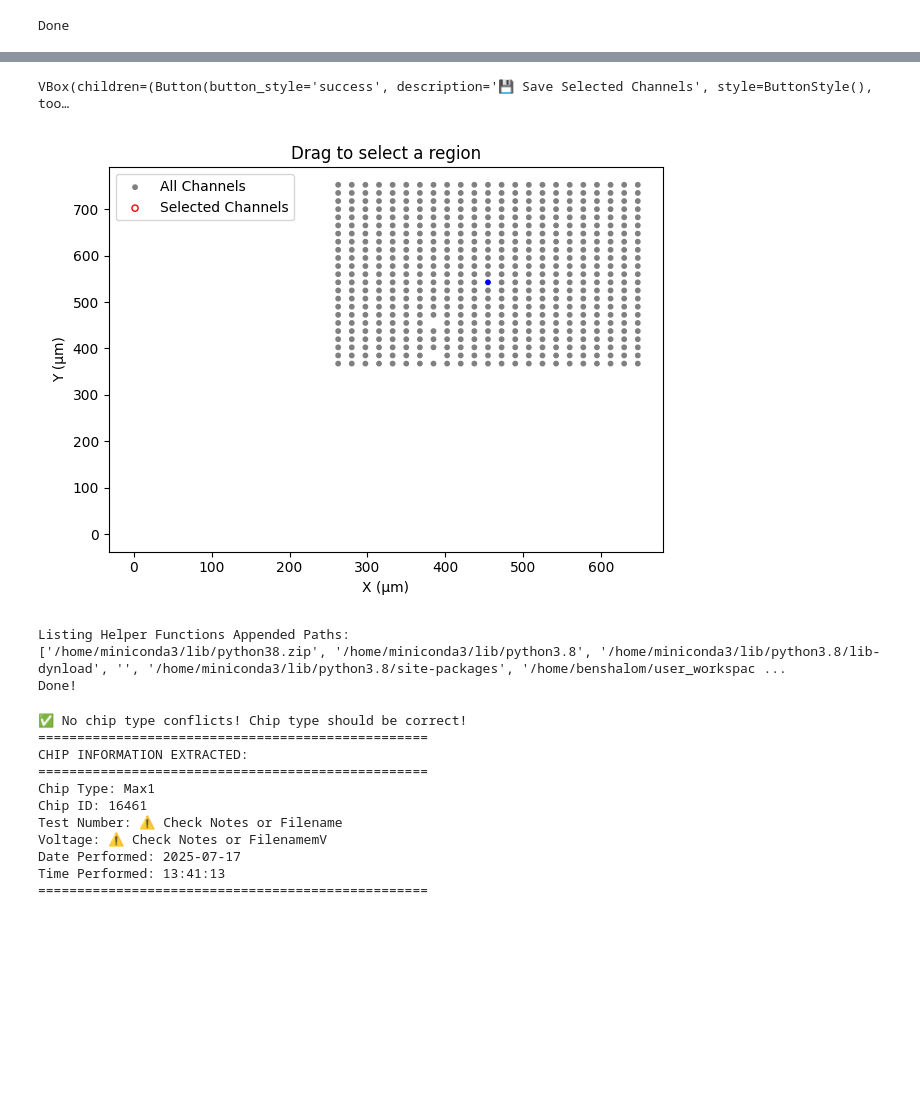
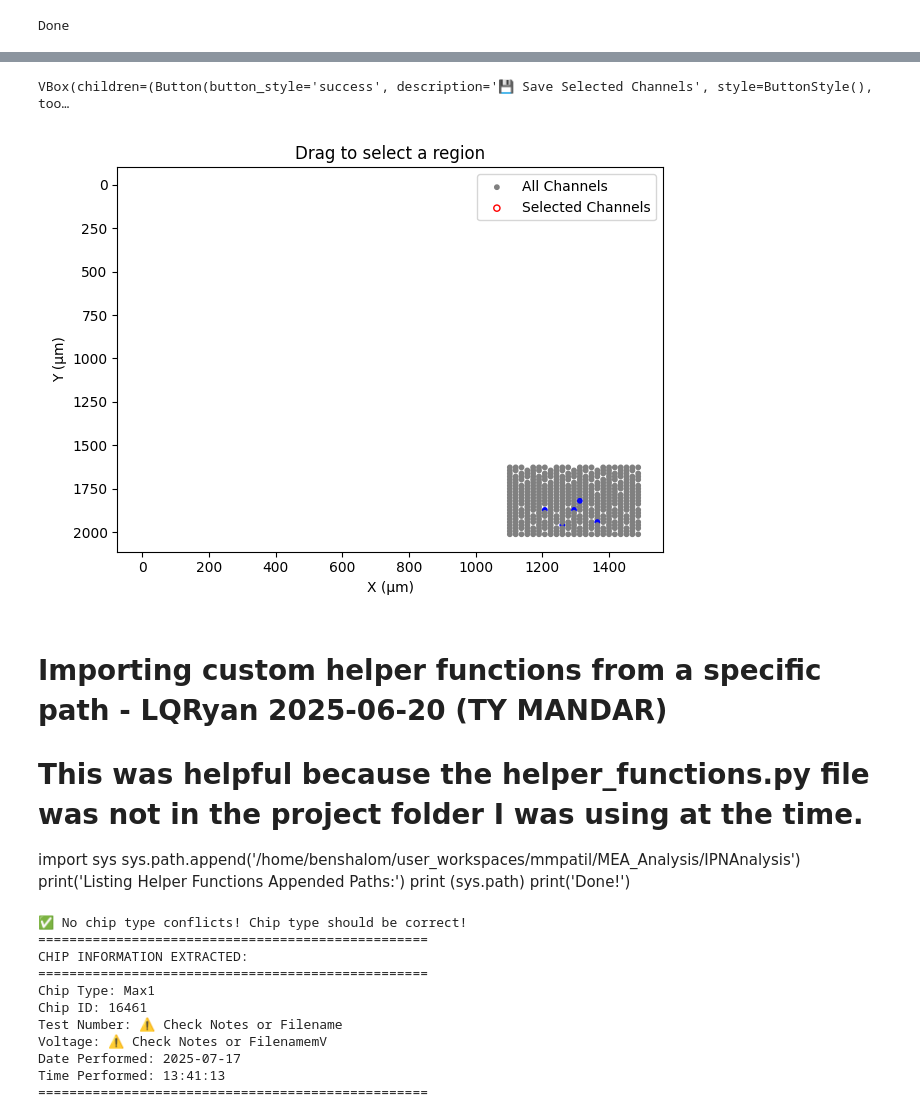
Before and after one commit to roybens/MEA_Analysis, a Jupyter notebook: StimulationAnalysis/EvokedAnalysis_Mk2.ipynb, the cells around one changed output, grey strips where cells are left out. Drawn from its saved outputs; the diff is of its cells as text; code cells hidden in the pictures; blank space fills up the shorter version.

```diff
--- a/StimulationAnalysis/EvokedAnalysis_Mk2.ipynb
+++ b/StimulationAnalysis/EvokedAnalysis_Mk2.ipynb
@@ -257,0 +18,2 @@ print(h5['wellplate'].keys())
+# %%
+local_path = '/mnt/benshalom-nas/raw_data/irc_maxone_desktop/media/harddrive8tb/KCNT1_M1Plus_T1_01142025/KCNT1_M1Plus_T1_01142025/260128/P002800/Trace_20260128_16_02_57_250mv_100_200_400_mus.raw.h5.raw.h5.raw.h5'
@@ -257,0 +22,36 @@ print(h5['wellplate'].keys())
+# %%
+
+#local_path = '/home/benshalom/00-Assays+Recordings-00/StimPractice_20250616/VoltageStimEvokedAnalysis_20250806_LQR/VoltageStimEvokedAnal01_LQR_Max1+_P002851_K9_Cell01_Ch695_T01_200mv_400us_1p_1,2,5,10,20,50hz_Trace_20250806_14_10_35.raw.h5'
+recording1 = se.read_maxwell(local_path,stream_id = 'well000')
+freq_min = 300
+freq_max = 4500
+
+
+#recording = si.ConcatenateSegmentRecording([recording1,recording2])
+channel_ids = recording1.get_channel_ids()
+fs = recording1.get_sampling_frequency()
+num_chan = recording1.get_num_channels()
+num_seg = recording1.get_num_segments()
+total_recording = recording1.get_total_duration()
+
+# --- Add file name ---
+file_name = os.path.basename(local_path) if 'local_path' in globals() else "Unknown file"
+
+#print('Channel ids:', channel_ids)'
+print(f'Local Path: {os.path.dirname(local_path)}/')
+print(f'File: {file_name}')
+print('Sampling frequency:', fs)
+print('Number of channels:', num_chan)
+print('Number of segments:', num_seg)
+print(f"total_recording: {total_recording} s")
+
+recording1 = si.unsigned_to_signed(recording1)
+
+recording_bp = spre.bandpass_filter(recording1, freq_min=freq_min, freq_max=freq_max)
+
+recodring_cmr = spre.common_reference(recording_bp, reference='global', operator='median')
+# recording_chunk = recodring_cmr.frame_slice(start_frame= 1*fs,end_frame=425*fs)
+# recording_chunk = recodring_cmr.frame_slice(start_frame= 0*fs,end_frame=25*fs)
+recording_chunk = recording_bp.frame_slice(start_frame= 0*fs,end_frame=660*fs)
+
+print(f"chunk duration: {recording_chunk.get_total_duration()} s")
@@ -273,7 +82,7 @@ locs = recording_chunk.get_channel_locations()
 channel_ids = recording_chunk.get_channel_ids()
 
 
-channels_to_highlight = ['554']
+channels_to_highlight = ['875','318', '818','855','510']
 
 
 # Setup figure
@@ -343,46 +152,43 @@ save_button = widgets.Button(
 )
 
 # Define callback to save to file
 def save_selected_channels_to_file(b):
     if len(selected_channels) == 0:
         with output:
             output.clear_output()
             print("No channels selected to save.")
         return
 
     save_path = "selected_channels.txt"
     with open(save_path, "w") as f:
         for ch in selected_channels:
             f.write(f"{ch}\n")
 
     with output:
         output.clear_output()
         print(f"Saved {len(selected_channels)} channel IDs to {os.path.abspath(save_path)}")
 
 # Attach callback and show button
 save_button.on_click(save_selected_channels_to_file)
 
 # Display the save button and output widget
 display(widgets.VBox([save_button, output]))
+ax.invert_yaxis()  # Invert y-axis to match MEA layout
 
 plt.legend()
 plt.tight_layout()
 plt.show()
 # %% [output]
 VBox(children=(Button(button_style='success', description='💾 Save Selected Channels', style=ButtonStyle(), too…
-[figure, old version]
+[figure, new version]
-# %%
-# Importing custom helper functions from a specific path - LQRyan 2025-06-20 (TY MANDAR)
-# This was helpful because the helper_functions.py file was not in the project folder I was using at the time.
-import sys
-sys.path.append('/home/benshalom/user_workspaces/mmpatil/MEA_Analysis/IPNAnalysis')
-print('Listing Helper Functions Appended Paths:')
-print (sys.path)
-print('Done!')
-# %% [output]
-Listing Helper Functions Appended Paths:
-['/home/miniconda3/lib/python38.zip', '/home/miniconda3/lib/python3.8', '/home/miniconda3/lib/python3.8/lib-dynload', '', '/home/miniconda3/lib/python3.8/site-packages', '/home/benshalom/user_workspac ...
-Done!
+# %% [markdown]
+# Importing custom helper functions from a specific path - LQRyan 2025-06-20 (TY MANDAR)
+# This was helpful because the helper_functions.py file was not in the project folder I was using at the time.
+import sys
+sys.path.append('/home/benshalom/user_workspaces/mmpatil/MEA_Analysis/IPNAnalysis')
+print('Listing Helper Functions Appended Paths:')
+print (sys.path)
+print('Done!')
 # %%
 """Extract chip info from filename""" ## (LQRyan Naming Scheme for VoltStimArtAnalysis) - Mk03 - 20250729
 import os
```
Also changed, not shown: parts of 20 cells of this notebook, 4 other files.
